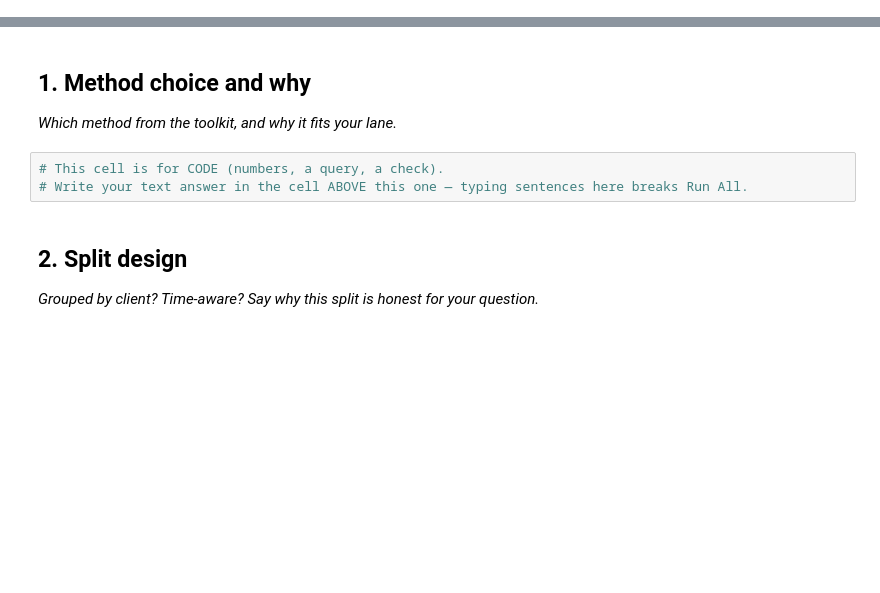
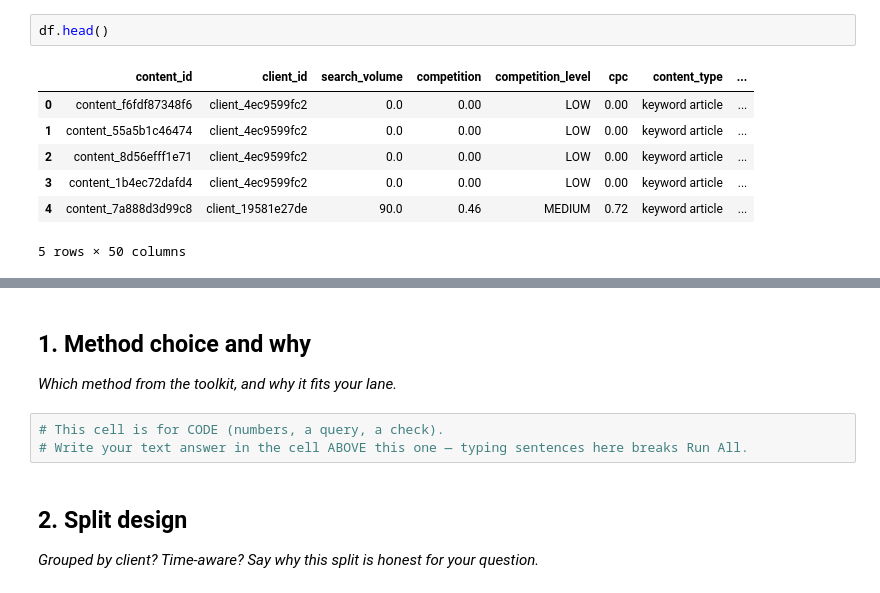
Before and after one commit to RohanNK86/ML_Intern_Assets, a Jupyter notebook: work/notebooks/w05_model.ipynb, the cells around one changed output, grey strips where cells are left out. Cells and saved outputs as stored; diff of their text form; blank space fills up the shorter version.

```diff
--- a/work/notebooks/w05_model.ipynb
+++ b/work/notebooks/w05_model.ipynb
@@ -8,0 +103,10 @@ This skeleton is yours to fill. Work the sections **in order** — each one has
+# %%
+df.head()
+# %% [output]
+|  | content_id | client_id | search_volume | competition | competition_level | cpc | content_type | ... |
+| 0 | content_f6fdf87348f6 | client_4ec9599fc2 | 0.0 | 0.00 | LOW | 0.00 | keyword article | ... |
+| 1 | content_55a5b1c46474 | client_4ec9599fc2 | 0.0 | 0.00 | LOW | 0.00 | keyword article | ... |
+| 2 | content_8d56efff1e71 | client_4ec9599fc2 | 0.0 | 0.00 | LOW | 0.00 | keyword article | ... |
+| 3 | content_1b4ec72dafd4 | client_4ec9599fc2 | 0.0 | 0.00 | LOW | 0.00 | keyword article | ... |
+| 4 | content_7a888d3d99c8 | client_19581e27de | 90.0 | 0.46 | MEDIUM | 0.72 | keyword article | ... |
+5 rows × 50 columns
```
Also changed, not shown: parts of 14 cells of this notebook.
